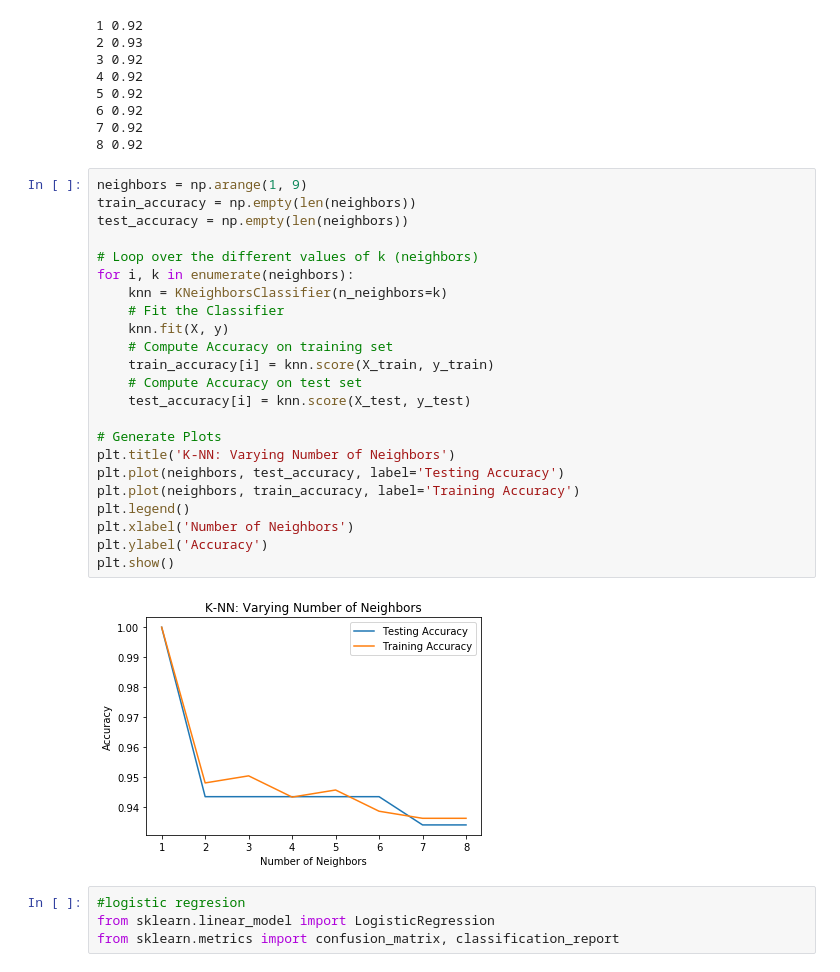
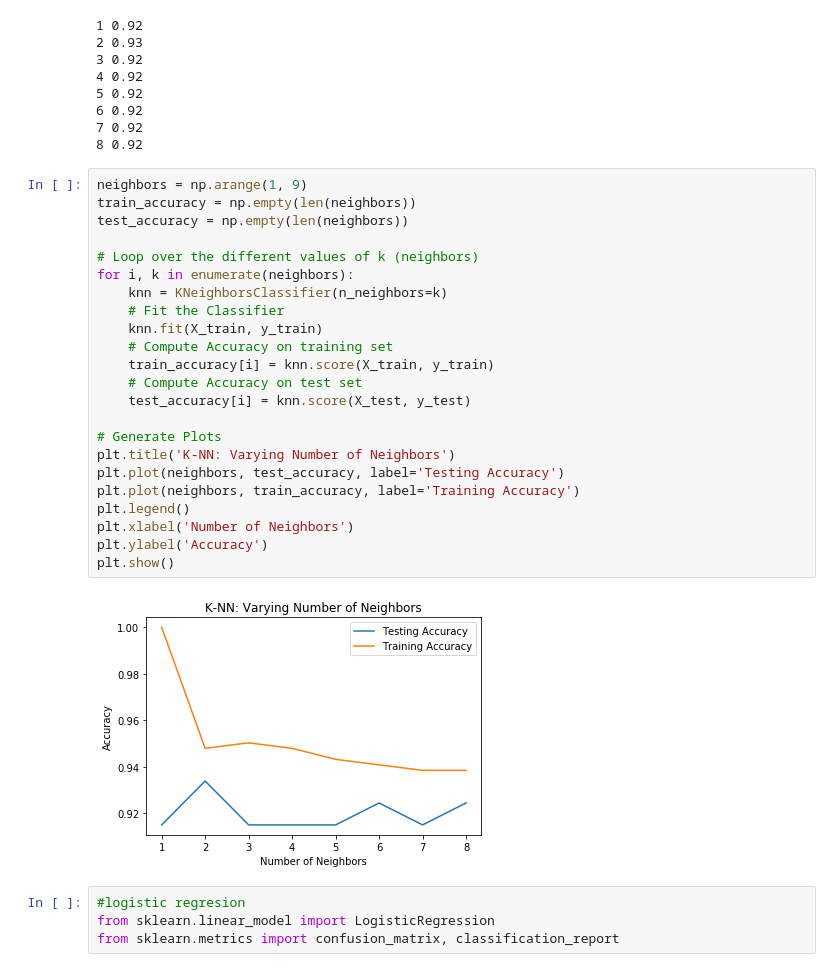
Before and after one commit to lordofsahil/cancerproject, a Jupyter notebook: CancerFinal.ipynb, the cells around one changed output. Cells and saved outputs as stored; diff of their text form.

```diff
--- a/CancerFinal.ipynb
+++ b/CancerFinal.ipynb
@@ -284,28 +284,28 @@ for neighbor in neighbors:
 # %%
 neighbors = np.arange(1, 9)
 train_accuracy = np.empty(len(neighbors))
 test_accuracy = np.empty(len(neighbors))
 
 # Loop over the different values of k (neighbors)
 for i, k in enumerate(neighbors):
     knn = KNeighborsClassifier(n_neighbors=k)
     # Fit the Classifier
-    knn.fit(X, y)
+    knn.fit(X_train, y_train)
     # Compute Accuracy on training set
     train_accuracy[i] = knn.score(X_train, y_train)
     # Compute Accuracy on test set
     test_accuracy[i] = knn.score(X_test, y_test)
 
 # Generate Plots
 plt.title('K-NN: Varying Number of Neighbors')
 plt.plot(neighbors, test_accuracy, label='Testing Accuracy')
 plt.plot(neighbors, train_accuracy, label='Training Accuracy')
 plt.legend()
 plt.xlabel('Number of Neighbors')
 plt.ylabel('Accuracy')
 plt.show()
 # %% [output]
-[figure, old version]
+[figure, new version]
 # %%
 #logistic regresion
 from sklearn.linear_model import LogisticRegression
```
Also changed, not shown: parts of 14 cells of this notebook.
